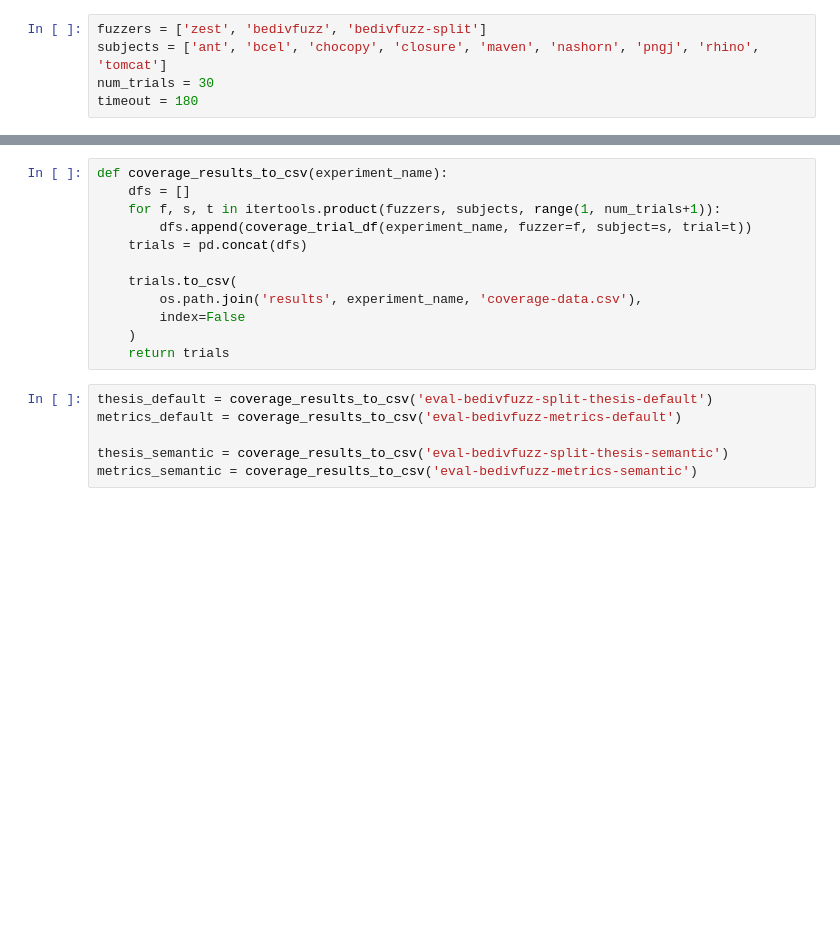
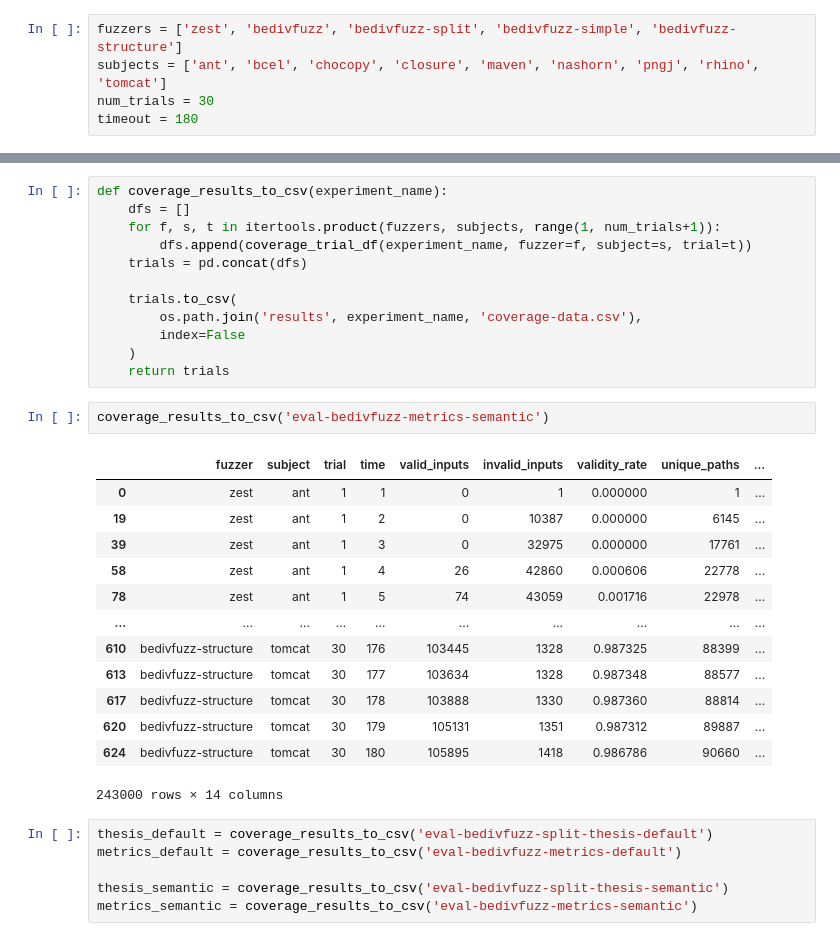
Before and after one commit to hub-se/BeDivFuzz, a Jupyter notebook: scripts/slurm/generate-csv.ipynb, the cells around one changed output, grey strips where cells are left out. Drawn from its saved outputs; the diff is of its cells as text; blank space fills up the shorter version.

```diff
--- a/scripts/slurm/generate-csv.ipynb
+++ b/scripts/slurm/generate-csv.ipynb
@@ -5,7 +5,7 @@ import os
 import numpy as np
 import pandas as pd
 # %%
-fuzzers = ['zest', 'bedivfuzz', 'bedivfuzz-split']
+fuzzers = ['zest', 'bedivfuzz', 'bedivfuzz-split', 'bedivfuzz-simple', 'bedivfuzz-structure']
 subjects = ['ant', 'bcel', 'chocopy', 'closure', 'maven', 'nashorn', 'pngj', 'rhino', 'tomcat']
 num_trials = 30
 timeout = 180
@@ -57,6 +57,22 @@ def coverage_results_to_csv(experiment_name):
         index=False
     )
     return trials
+# %%
+coverage_results_to_csv('eval-bedivfuzz-metrics-semantic')
+# %% [output]
+|  | fuzzer | subject | trial | time | valid_inputs | invalid_inputs | validity_rate | unique_paths | ... |
+| 0 | zest | ant | 1 | 1 | 0 | 1 | 0.000000 | 1 | ... |
+| 19 | zest | ant | 1 | 2 | 0 | 10387 | 0.000000 | 6145 | ... |
+| 39 | zest | ant | 1 | 3 | 0 | 32975 | 0.000000 | 17761 | ... |
+| 58 | zest | ant | 1 | 4 | 26 | 42860 | 0.000606 | 22778 | ... |
+| 78 | zest | ant | 1 | 5 | 74 | 43059 | 0.001716 | 22978 | ... |
+| ... | ... | ... | ... | ... | ... | ... | ... | ... | ... |
+| 610 | bedivfuzz-structure | tomcat | 30 | 176 | 103445 | 1328 | 0.987325 | 88399 | ... |
+| 613 | bedivfuzz-structure | tomcat | 30 | 177 | 103634 | 1328 | 0.987348 | 88577 | ... |
+| 617 | bedivfuzz-structure | tomcat | 30 | 178 | 103888 | 1330 | 0.987360 | 88814 | ... |
+| 620 | bedivfuzz-structure | tomcat | 30 | 179 | 105131 | 1351 | 0.987312 | 89887 | ... |
+| 624 | bedivfuzz-structure | tomcat | 30 | 180 | 105895 | 1418 | 0.986786 | 90660 | ... |
+243000 rows × 14 columns
 # %%
 thesis_default = coverage_results_to_csv('eval-bedivfuzz-split-thesis-default')
 metrics_default = coverage_results_to_csv('eval-bedivfuzz-metrics-default')
```
Also changed, not shown: 2 other files.
